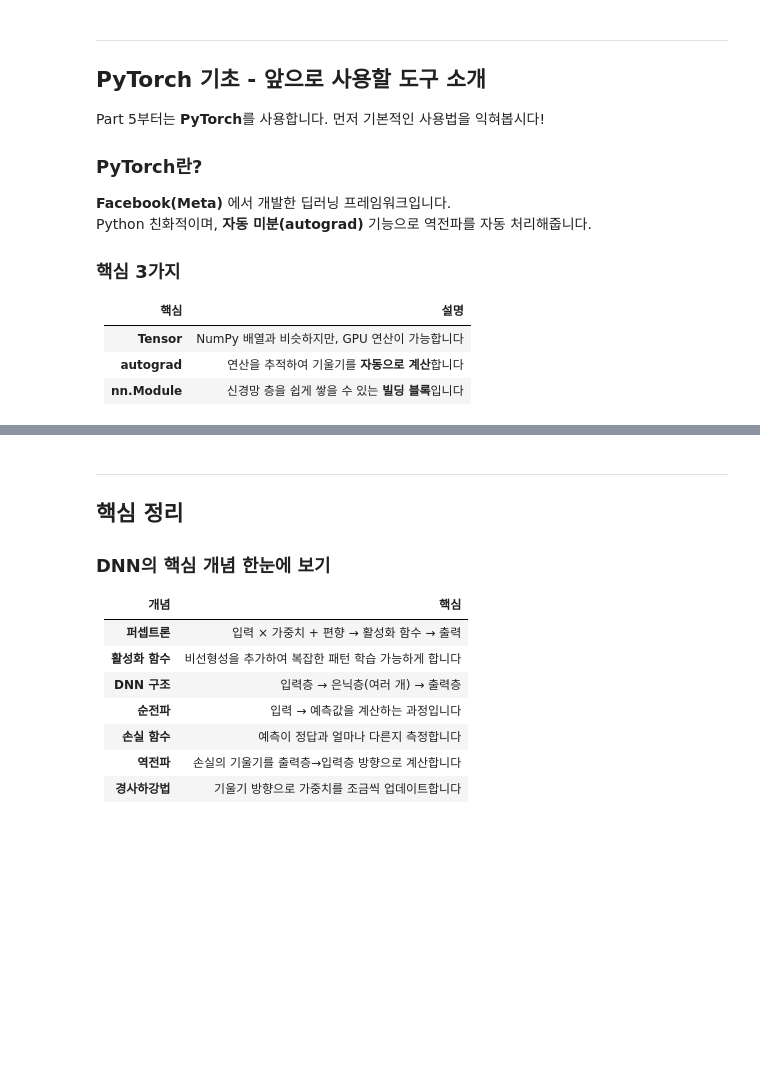
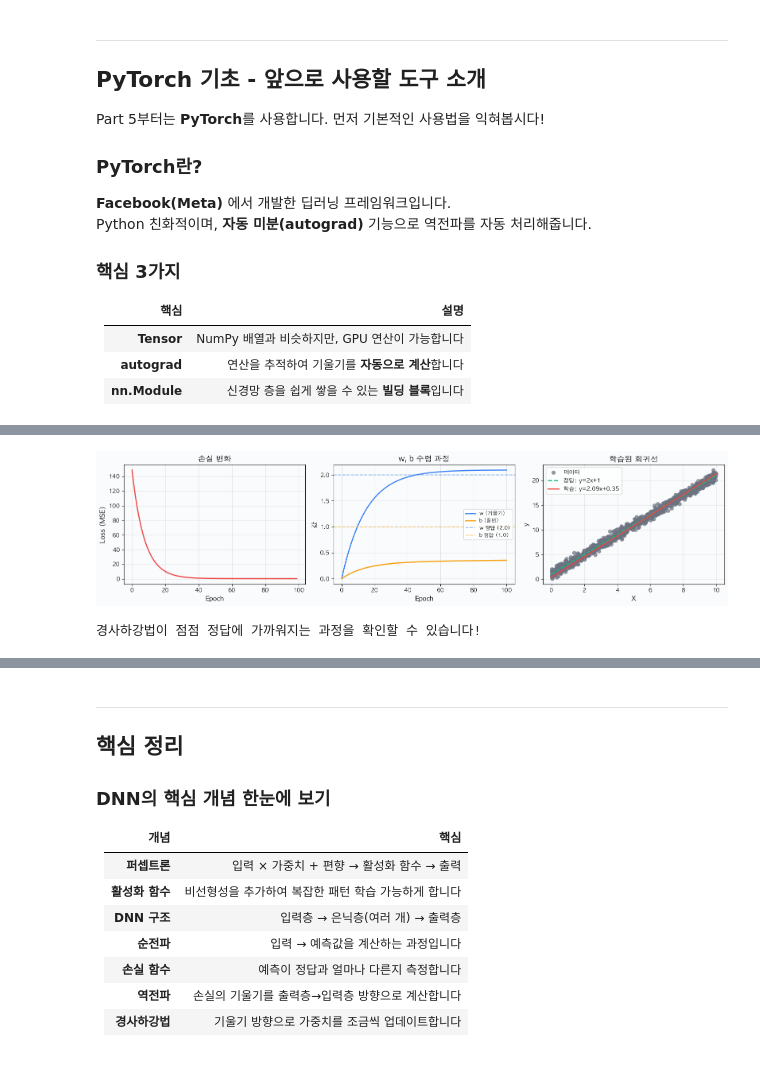
Before and after one commit to SeolMuah/dl-pytorch-tutorial, a Jupyter notebook: 01_DNN_개념.ipynb, the cells around one changed output, grey strips where cells are left out. Drawn from its saved outputs; the diff is of its cells as text; code cells hidden in the pictures; blank space fills up the shorter version.

```diff
--- a/01_DNN_개념.ipynb
+++ b/01_DNN_개념.ipynb
@@ -391,10 +457,17 @@ def predict_perceptron(x1, x2):
 # --- 2. DNN (2층, 은닉 뉴런 2개) --- XOR을 풀 수 있습니다!
 def predict_dnn(x1, x2):
     # [은닉층] 뉴런 2개, 활성화: 스텝 함수
-    h1 = 1 if (x1 + x2 - 0.5) > 0 else 0   # OR 게이트: 하나라도 1이면 활성화
-    h2 = 1 if (x1 + x2 - 1.5) > 0 else 0   # AND 게이트: 둘 다 1이어야 활성화
+    z1 = x1 + x2 - 0.5 # 1번쨰 뉴런의 출력값
+    h1 = 1 if (z1) > 0 else 0   # OR 게이트: 하나라도 1이면 활성화
+
+
+    z2 = x1 + x2 - 1.5 # 2번쨰 뉴런의 출력값
+    h2 = 1 if z2 > 0 else 0   # AND 게이트: 둘 다 1이어야 활성화
+
+
     # [출력층] 뉴런 1개, 활성화: 스텝 함수
-    out = 1 if (h1 - h2 - 0.5) > 0 else 0   # OR이면서 AND가 아닌 것 = XOR
+    z3 = h1 - h2 - 0.5
+    out = 1 if (z3) > 0 else 0   # OR이면서 AND가 아닌 것 = XOR
     return out
 
 # 먼저 4개 데이터로 각 모델의 예측을 확인합니다
@@ -829,7 +1058,7 @@ print("PyTorch 경사하강법으로 y = wx + b 학습하기")
 print(f"정답: w=2.0, b=1.0 | 초기값: w={w.item()}, b={b.item()}")
 print("=" * 60)
 
-for epoch in range(1, 51):
+for epoch in range(1, 10001): #1~50
     # 순전파: 예측
     y_pred = w * X + b
 
@@ -842,13 +1071,15 @@ for epoch in range(1, 51):
     # 가중치 업데이트 (기울기 추적 없이)
     with torch.no_grad():
         w -= lr * w.grad
+        # w = w - lr * w.grad
         b -= lr * b.grad
+        # b = b - lr * b.grad
 
     # 기울기 초기화 (다음 epoch를 위해)
     w.grad.zero_()
     b.grad.zero_()
 
-    if epoch in [1, 5, 10, 20, 30, 50]:
+    if epoch in [1, 5, 10, 20, 30, 50, 10000]:
         print(f"  Epoch {epoch:3d} | w={w.item():.4f}, b={b.item():.4f} | Loss={loss.item():.4f}")
 
 print(f"\n최종 결과: w={w.item():.4f} (정답: 2.0), b={b.item():.4f} (정답: 1.0)")
@@ -858,15 +1104,15 @@ print("loss.backward() 한 줄로 기울기가 자동 계산됩니다!")
 
 # 다시 학습하면서 기록 저장
 torch.manual_seed(42)
-X_gd = torch.rand(20) * 10
-y_gd = 2 * X_gd + 1 + torch.randn(20) * 0.5
+X_gd = torch.rand(1000) * 10
+y_gd = 2 * X_gd + 1 + torch.randn(1000) * 0.5
 
 w_vis = torch.tensor(0.0, requires_grad=True)
 b_vis = torch.tensor(0.0, requires_grad=True)
 lr = 0.001
 w_history, b_history, loss_history = [0.0], [0.0], []
 
-for epoch in range(50):
+for epoch in range(100):
     y_pred = w_vis * X_gd + b_vis
     loss = ((y_gd - y_pred) ** 2).mean()
     loss_history.append(loss.item())
@@ -885,33 +1131,36 @@ fig, axes = plt.subplots(1, 3, figsize=(16, 4), facecolor='#FAFBFC')
 ax = axes[0]; ax.set_facecolor('#FAFBFC')
 ax.plot(loss_history, color='#EF4444', linewidth=2)
 ax.set_xlabel('Epoch', fontsize=12); ax.set_ylabel('Loss (MSE)', fontsize=12)
 ax.set_title('손실 변화', fontsize=14, fontweight='bold')
 ax.grid(True, alpha=0.3)
 
 # 2) w, b 변화
 ax = axes[1]; ax.set_facecolor('#FAFBFC')
 ax.plot(w_history, color='#3B82F6', linewidth=2, label='w (기울기)')
 ax.plot(b_history, color='#F59E0B', linewidth=2, label='b (절편)')
 ax.axhline(y=2.0, color='#3B82F6', linestyle='--', alpha=0.5, label='w 정답 (2.0)')
 ax.axhline(y=1.0, color='#F59E0B', linestyle='--', alpha=0.5, label='b 정답 (1.0)')
 ax.set_xlabel('Epoch', fontsize=12); ax.set_ylabel('값', fontsize=12)
 ax.set_title('w, b 수렴 과정', fontsize=14, fontweight='bold')
 ax.legend(fontsize=9); ax.grid(True, alpha=0.3)
 
 # 3) 최종 회귀선
 ax = axes[2]; ax.set_facecolor('#FAFBFC')
 ax.scatter(X_gd.numpy(), y_gd.numpy(), c='#6B7280', s=40, alpha=0.7, label='데이터')
 x_line = np.linspace(0, 10, 100)
 ax.plot(x_line, 2 * x_line + 1, color='#10B981', linewidth=2, linestyle='--', label='정답: y=2x+1')
 w_final, b_final = w_vis.item(), b_vis.item()
 ax.plot(x_line, w_final * x_line + b_final, color='#EF4444', linewidth=2, label=f'학습: y={w_final:.2f}x+{b_final:.2f}')
 ax.set_xlabel('X', fontsize=12); ax.set_ylabel('y', fontsize=12)
 ax.set_title('학습된 회귀선', fontsize=14, fontweight='bold')
 ax.legend(fontsize=10); ax.grid(True, alpha=0.3)
 
 plt.tight_layout()
 plt.show()
 print("경사하강법이 점점 정답에 가까워지는 과정을 확인할 수 있습니다!")
+# %% [output]
+[figure, added]
+경사하강법이 점점 정답에 가까워지는 과정을 확인할 수 있습니다!
 # %% [markdown]
 ---
 
```
Also changed, not shown: parts of 21 cells of this notebook, 13 other files.
